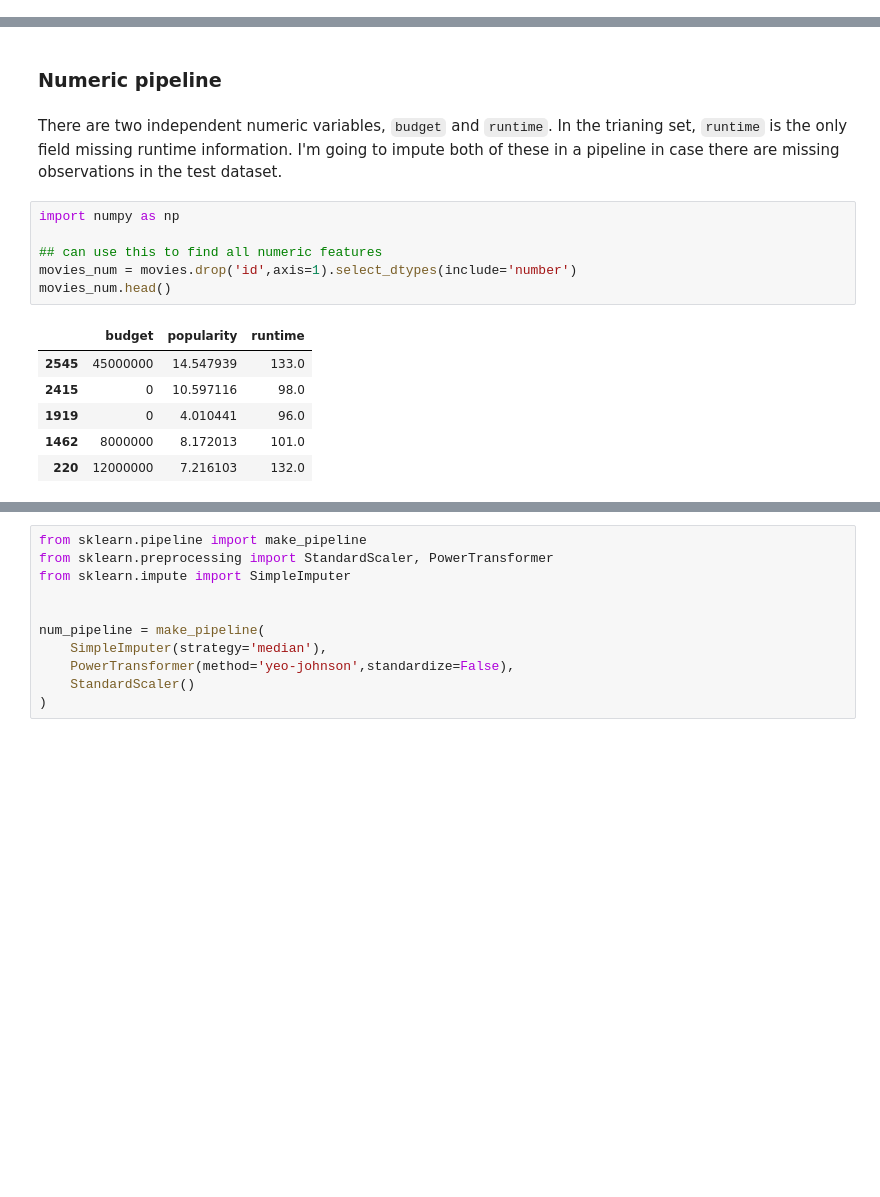
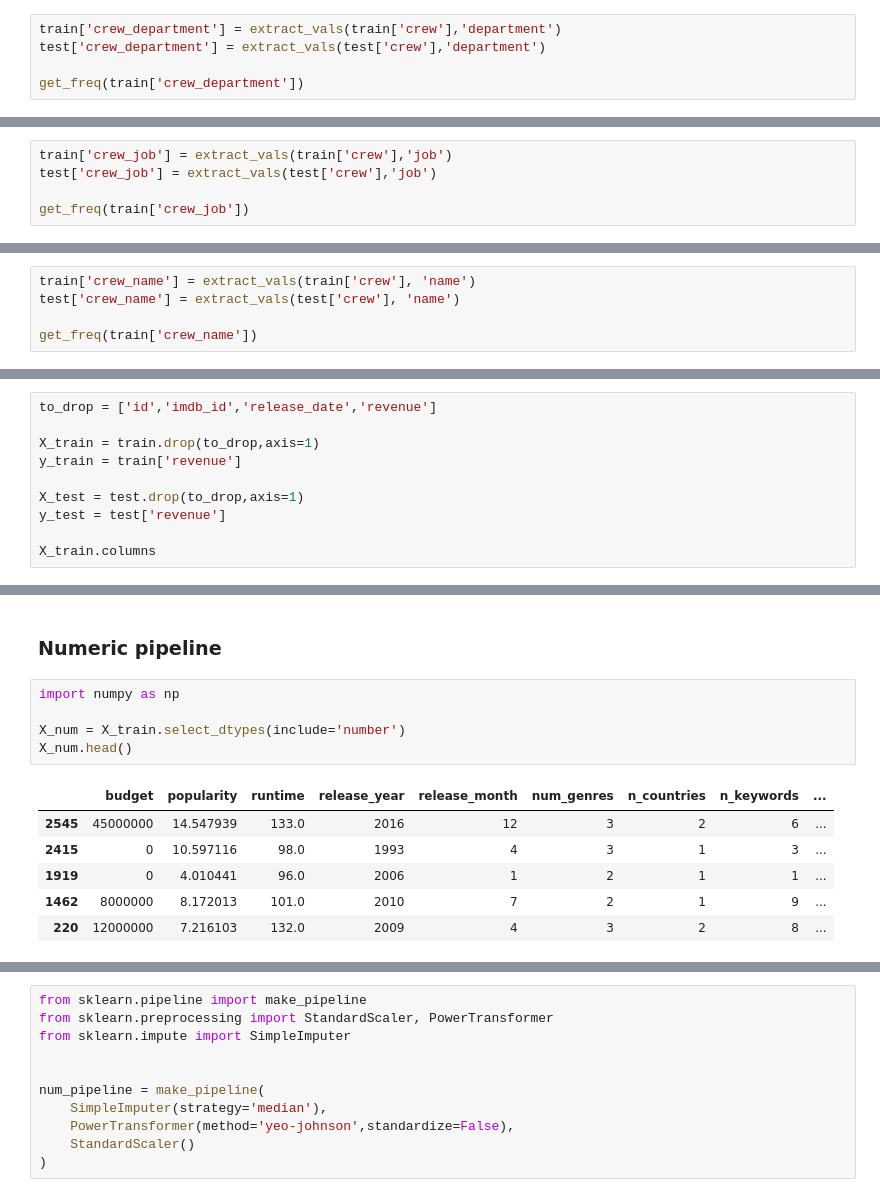
Before and after one commit to collindching/Learning-Exercises, a Jupyter notebook: Box Office Revenue Prediction/Regression Model.ipynb, the cells around one changed output, grey strips where cells are left out. Cells and saved outputs as stored; diff of their text form; blank space fills up the shorter version.

```diff
--- a/Box Office Revenue Prediction/Regression Model.ipynb
+++ b/Box Office Revenue Prediction/Regression Model.ipynb
@@ -774,0 +803,5 @@ sorted(crew_names_count.items(), key = lambda items: -items[1])
+# %%
+train['crew_department'] = extract_vals(train['crew'],'department')
+test['crew_department'] = extract_vals(test['crew'],'department')
+
+get_freq(train['crew_department'])
@@ -774,0 +822,5 @@ sorted(crew_names_count.items(), key = lambda items: -items[1])
+# %%
+train['crew_job'] = extract_vals(train['crew'],'job')
+test['crew_job'] = extract_vals(test['crew'],'job')
+
+get_freq(train['crew_job'])
@@ -774,0 +845,5 @@ sorted(crew_names_count.items(), key = lambda items: -items[1])
+# %%
+train['crew_name'] = extract_vals(train['crew'], 'name')
+test['crew_name'] = extract_vals(test['crew'], 'name')
+
+get_freq(train['crew_name'])
@@ -804,0 +881,10 @@ dtype: float64
+# %%
+to_drop = ['id','imdb_id','release_date','revenue']
+
+X_train = train.drop(to_drop,axis=1)
+y_train = train['revenue']
+
+X_test = test.drop(to_drop,axis=1)
+y_test = test['revenue']
+
+X_train.columns
@@ -805,17 +901,14 @@ dtype: float64
 # %% [markdown]
 ### Numeric pipeline
-# %% [markdown]
-There are two independent numeric variables, `budget` and `runtime`. In the trianing set, `runtime` is the only field missing runtime information. I'm going to impute both of these in a pipeline in case there are missing observations in the test dataset.
 # %%
 import numpy as np
 
-## can use this to find all numeric features
-movies_num = movies.drop('id',axis=1).select_dtypes(include='number')
-movies_num.head()
+X_num = X_train.select_dtypes(include='number')
+X_num.head()
 # %% [output]
-|  | budget | popularity | runtime |
-| 2545 | 45000000 | 14.547939 | 133.0 |
-| 2415 | 0 | 10.597116 | 98.0 |
-| 1919 | 0 | 4.010441 | 96.0 |
-| 1462 | 8000000 | 8.172013 | 101.0 |
-| 220 | 12000000 | 7.216103 | 132.0 |
+|  | budget | popularity | runtime | release_year | release_month | num_genres | n_countries | n_keywords | ... |
+| 2545 | 45000000 | 14.547939 | 133.0 | 2016 | 12 | 3 | 2 | 6 | ... |
+| 2415 | 0 | 10.597116 | 98.0 | 1993 | 4 | 3 | 1 | 3 | ... |
+| 1919 | 0 | 4.010441 | 96.0 | 2006 | 1 | 2 | 1 | 1 | ... |
+| 1462 | 8000000 | 8.172013 | 101.0 | 2010 | 7 | 2 | 1 | 9 | ... |
+| 220 | 12000000 | 7.216103 | 132.0 | 2009 | 4 | 3 | 2 | 8 | ... |
```
Also changed, not shown: parts of 72 cells of this notebook, 1 other file.
